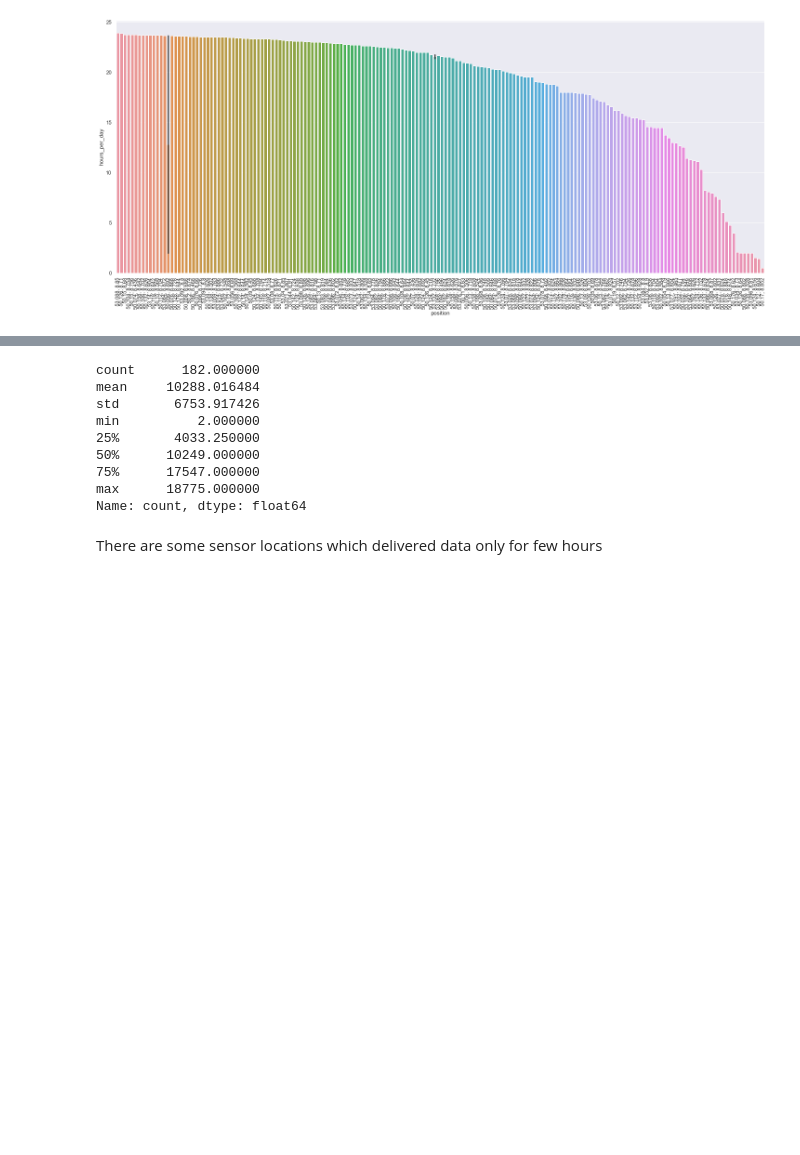
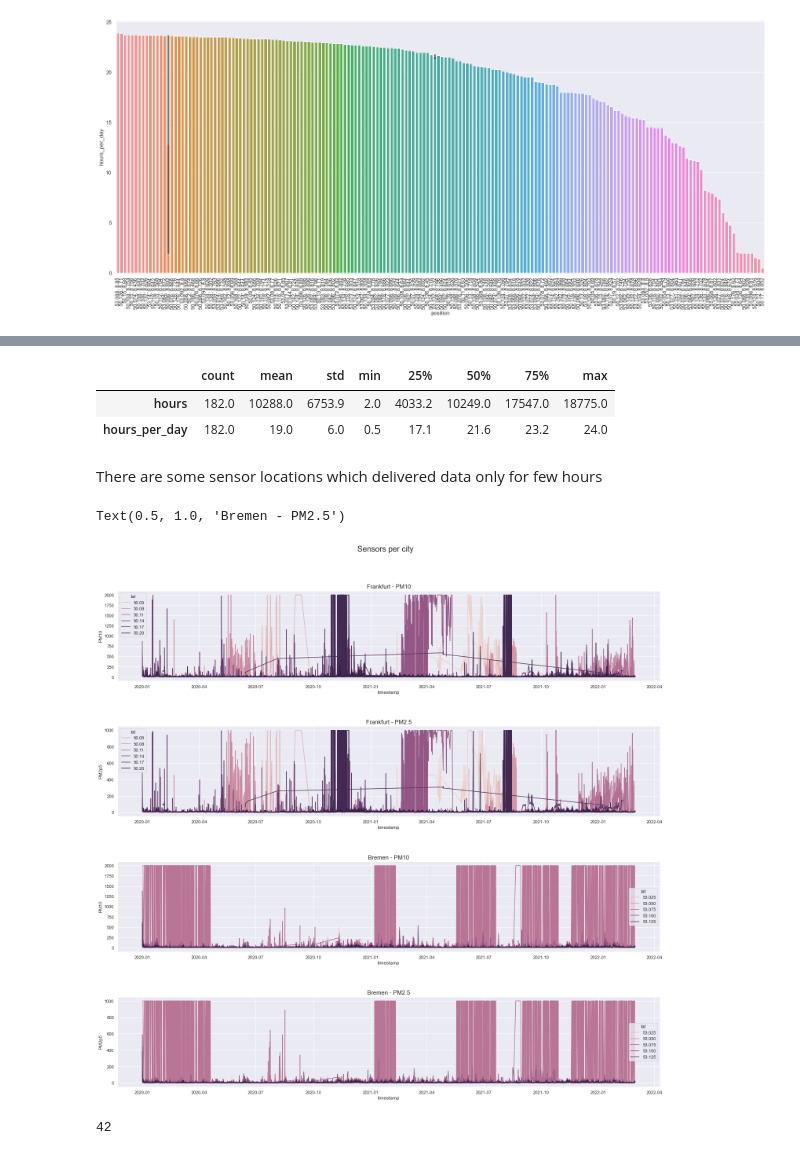
Before and after one commit to j-herbig/air-pollution, a Jupyter notebook: notebooks/EDA_johannes.ipynb, the cells around one changed output, grey strips where cells are left out. Drawn from its saved outputs; the diff is of its cells as text; code cells hidden in the pictures; blank space fills up the shorter version.

```diff
--- a/notebooks/EDA_johannes.ipynb
+++ b/notebooks/EDA_johannes.ipynb
@@ -330,14 +326,33 @@ sensor_count.tail(20)
 # %%
-sensor_count['hours'].describe().T
+location_grouped[['hours', 'hours_per_day']].describe().T.round(1)
 # %% [output]
-count      182.000000
-mean     10288.016484
-std       6753.917426
-min          2.000000
-25%       4033.250000
-50%      10249.000000
-75%      17547.000000
-max      18775.000000
-Name: count, dtype: float64
+|  | count | mean | std | min | 25% | 50% | 75% | max |
+| hours | 182.0 | 10288.0 | 6753.9 | 2.0 | 4033.2 | 10249.0 | 17547.0 | 18775.0 |
+| hours_per_day | 182.0 | 19.0 | 6.0 | 0.5 | 17.1 | 21.6 | 23.2 | 24.0 |
 # %% [markdown]
 There are some sensor locations which delivered data only for few hours
+# %%
+fig, (ax1, ax2, ax3, ax4) = plt.subplots(4, 1, figsize=(20, 20))
+plt.suptitle("Sensors per city", fontsize=20) # title of plot
+fig.tight_layout() # tight_layout automatically adjusts subplot params so that the subplot(s) fits in to the figure area
+plt.subplots_adjust(hspace = .5, wspace = .2, top = .9) # adjusts the space between the single subplots
+
+sns.lineplot(data=df[df['city']=='Frankfurt'][::10], x='timestamp', y='PM10', hue='lat', ax=ax1)
+ax1.set_title('Frankfurt - PM10', fontsize = 15)
+
+sns.lineplot(data=df[df['city']=='Frankfurt'][::10], x='timestamp', y='PM2p5', hue='lat', ax=ax2)
+ax2.set_title('Frankfurt - PM2.5', fontsize = 15)
+
+sns.lineplot(data=df[df['city']=='Bremen'][::10], x='timestamp', y='PM10', hue='lat', ax=ax3)
+ax3.set_title('Bremen - PM10', fontsize = 15)
+
+sns.lineplot(data=df[df['city']=='Bremen'][::10], x='timestamp', y='PM2p5', hue='lat', ax=ax4)
+ax4.set_title('Bremen - PM2.5', fontsize = 15)
+#plt.legend([], [], frameon=False)
+# %% [output]
+Text(0.5, 1.0, 'Bremen - PM2.5')
+[figure, added]
+# %%
+df[df['city']=='Bremen'][::10]['lat'].nunique()
+# %% [output]
+42
```
Also changed, not shown: parts of 9 cells of this notebook.
